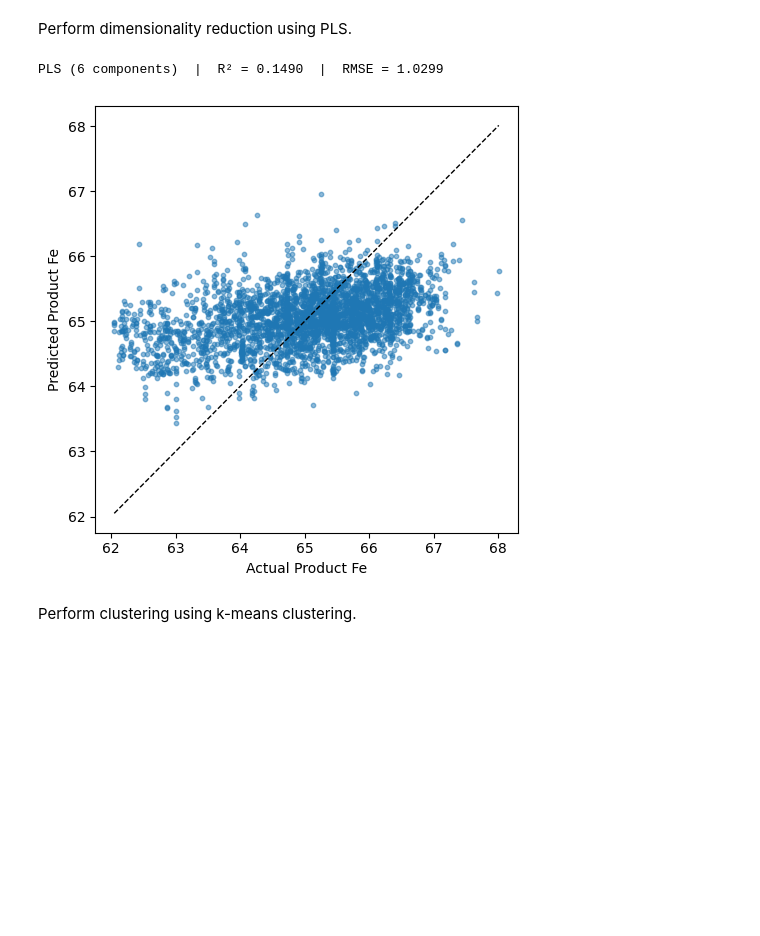
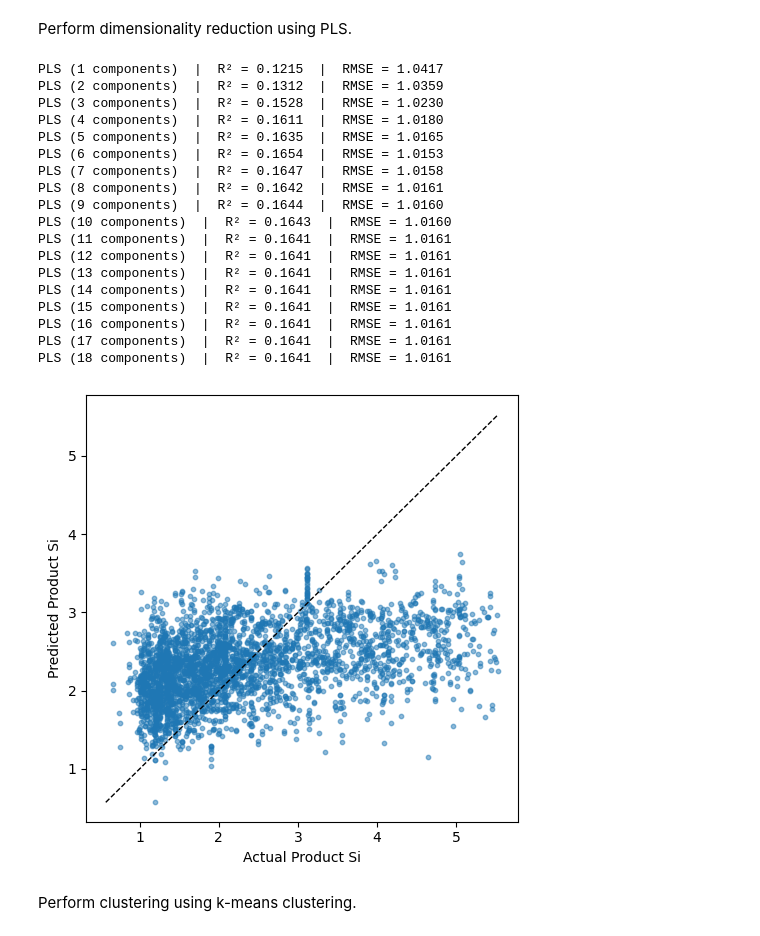
Before and after one commit to Stellenbosch-University-Process-Eng/Optimality-graph, a Jupyter notebook: caseStudy.ipynb, the cells around one changed output. Saved outputs shown, nothing was run; the diff lists cells and outputs as text; code cells hidden in the pictures; blank space fills up the shorter version.

```diff
--- a/caseStudy.ipynb
+++ b/caseStudy.ipynb
@@ -108,40 +108,61 @@ Perform dimensionality reduction using PLS.
 # %%
 # --- Drop target and excluded features from df_full ---
 df_model = df.drop(['Product Fe', 'Product Si', 'Feed Fe', 'Feed Si'], axis=1)
 
 X = df_model.values
-y = df['Product Fe'].values
+y = df['Product Si'].values
 
 # Standardise inputs and split(PLS is sensitive to scale)
 X_scaled = StandardScaler().fit_transform(X)
 X_train, X_test, y_train, y_test = train_test_split(
     X_scaled, y, test_size=0.2, random_state=42)
 
 # --- Fit PLS (choose n_components via cross-validation below) ---
+for n_components in range(1,19):
+    pls = PLSRegression(n_components=n_components)
+    pls.fit(X_train, y_train)
+    y_pred = pls.predict(X_test).ravel()
+    r2   = r2_score(y_test, y_pred)
+    rmse = np.sqrt(mean_squared_error(y_test, y_pred))
+    print(f"PLS ({n_components} components)  |  R² = {r2:.4f}  |  RMSE = {rmse:.4f}")
+
 n_components = 6
 pls = PLSRegression(n_components=n_components)
 pls.fit(X_train, y_train)
 y_pred = pls.predict(X_test).ravel()
-r2   = r2_score(y_test, y_pred)
-rmse = np.sqrt(mean_squared_error(y_test, y_pred))
-
-print(f"PLS ({n_components} components)  |  R² = {r2:.4f}  |  RMSE = {rmse:.4f}")
 
 # --- Parity plot ---
 fig, ax = plt.subplots(figsize=(5, 5))
 ax.scatter(y_test, y_pred, s=10, alpha=0.5)
 lims = [min(y_test.min(), y_pred.min()), max(y_test.max(), y_pred.max())]
 ax.plot(lims, lims, 'k--', linewidth=1)
-ax.set_xlabel('Actual Product Fe')
-ax.set_ylabel('Predicted Product Fe')
+ax.set_xlabel('Actual Product Si')
+ax.set_ylabel('Predicted Product Si')
 plt.tight_layout()
 plt.show()
 
 # --- Project X into PLS latent space ---
 T = pls.transform(X_scaled)
 # %% [output]
-PLS (6 components)  |  R² = 0.1490  |  RMSE = 1.0299
+PLS (1 components)  |  R² = 0.1215  |  RMSE = 1.0417
+PLS (2 components)  |  R² = 0.1312  |  RMSE = 1.0359
+PLS (3 components)  |  R² = 0.1528  |  RMSE = 1.0230
+PLS (4 components)  |  R² = 0.1611  |  RMSE = 1.0180
+PLS (5 components)  |  R² = 0.1635  |  RMSE = 1.0165
+PLS (6 components)  |  R² = 0.1654  |  RMSE = 1.0153
+PLS (7 components)  |  R² = 0.1647  |  RMSE = 1.0158
+PLS (8 components)  |  R² = 0.1642  |  RMSE = 1.0161
+PLS (9 components)  |  R² = 0.1644  |  RMSE = 1.0160
+PLS (10 components)  |  R² = 0.1643  |  RMSE = 1.0160
+PLS (11 components)  |  R² = 0.1641  |  RMSE = 1.0161
+PLS (12 components)  |  R² = 0.1641  |  RMSE = 1.0161
+PLS (13 components)  |  R² = 0.1641  |  RMSE = 1.0161
+PLS (14 components)  |  R² = 0.1641  |  RMSE = 1.0161
+PLS (15 components)  |  R² = 0.1641  |  RMSE = 1.0161
+PLS (16 components)  |  R² = 0.1641  |  RMSE = 1.0161
+PLS (17 components)  |  R² = 0.1641  |  RMSE = 1.0161
+PLS (18 components)  |  R² = 0.1641  |  RMSE = 1.0161
-[figure, old version]
+[figure, new version]
 # %% [markdown]
 Perform clustering using k-means clustering.
 # %%
```
Also changed, not shown: parts of 8 cells of this notebook.
